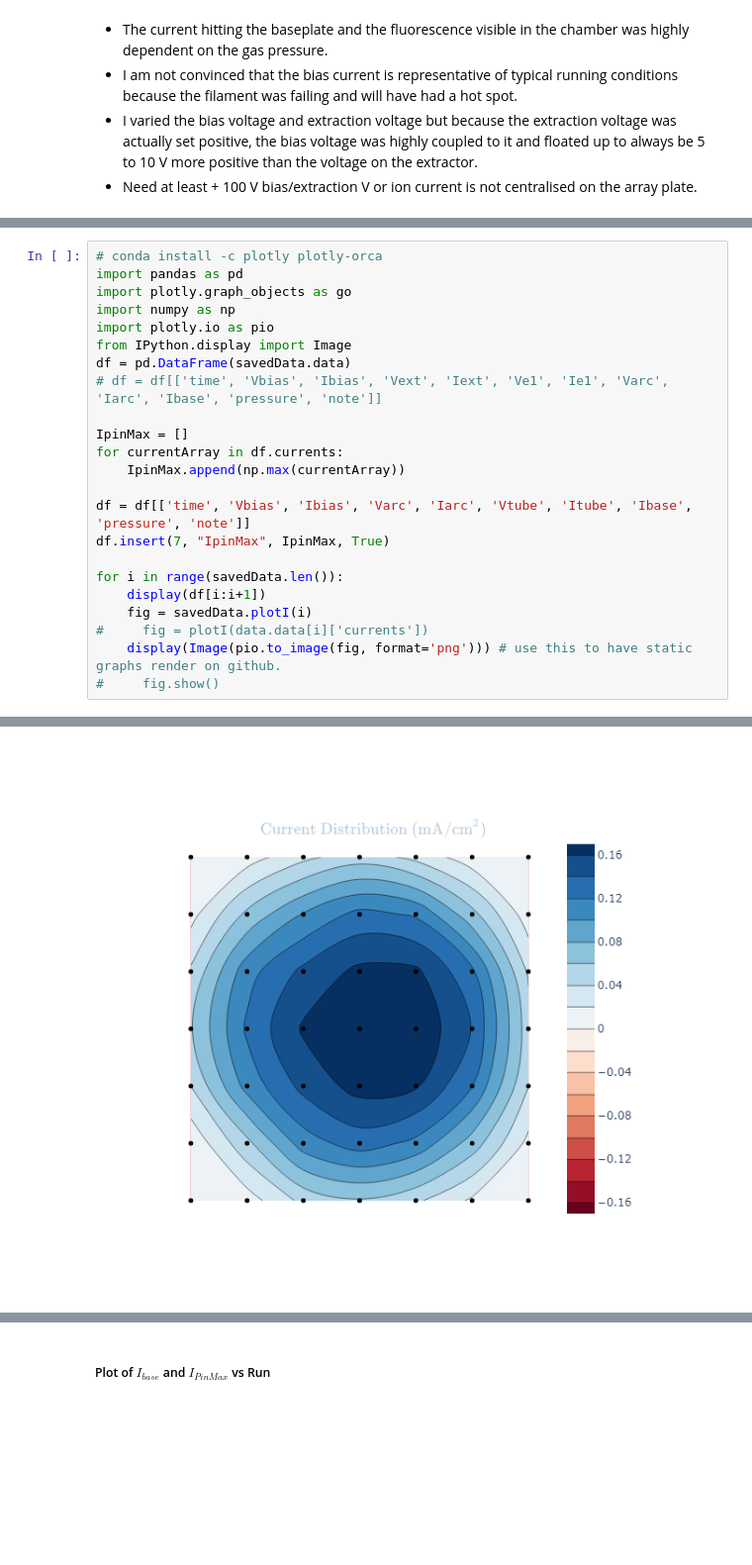
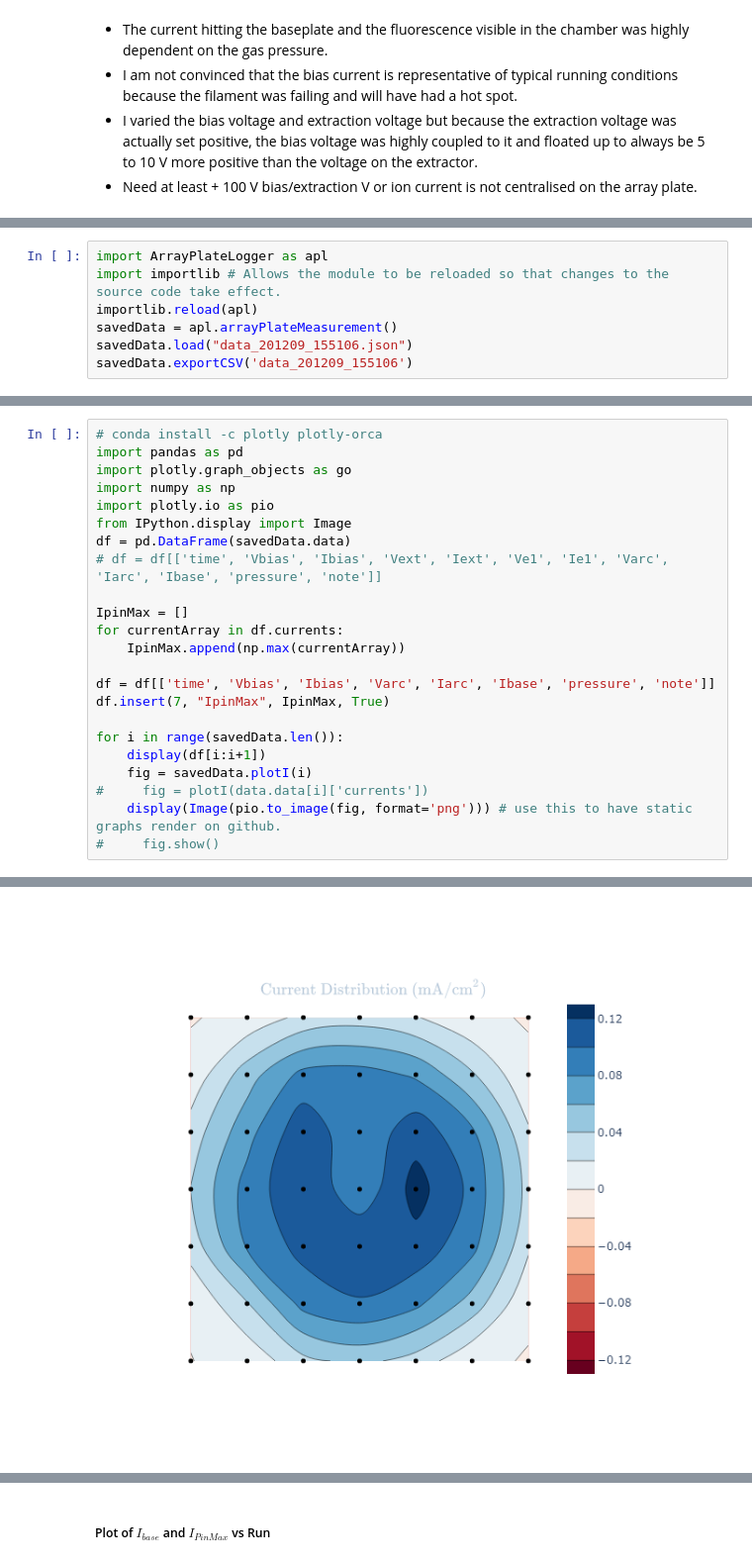
Before and after one commit to Inncee81/ArrayPlateKeithleyLogger, a Jupyter notebook: Data201202-TubeConnectedToSupply.ipynb, the cells around one changed output, grey strips where cells are left out. Shown at 99% size. Saved outputs shown, nothing was run; the diff lists cells and outputs as text; blank space fills up the shorter version.

Commit message:
New data

```diff
--- a/Data201202-TubeConnectedToSupply.ipynb
+++ b/Data201202-TubeConnectedToSupply.ipynb
@@ -94,0 +87,7 @@ savedData = data
+# %%
+import ArrayPlateLogger as apl
+import importlib # Allows the module to be reloaded so that changes to the source code take effect.
+importlib.reload(apl)
+savedData = apl.arrayPlateMeasurement()
+savedData.load("data_201209_155106.json")
+savedData.exportCSV('data_201209_155106')
@@ -106,7 +107,7 @@ IpinMax = []
 for currentArray in df.currents:
     IpinMax.append(np.max(currentArray))
 
-df = df[['time', 'Vbias', 'Ibias', 'Varc', 'Iarc', 'Vtube', 'Itube', 'Ibase', 'pressure', 'note']]
+df = df[['time', 'Vbias', 'Ibias', 'Varc', 'Iarc', 'Ibase', 'pressure', 'note']]
 df.insert(7, "IpinMax", IpinMax, True)
 
 for i in range(savedData.len()):
@@ -136 +137 @@ for i in range(savedData.len()):
-[figure, old version]
+[figure, new version]
```
Also changed, not shown: parts of 10 cells of this notebook, 21 other files.
